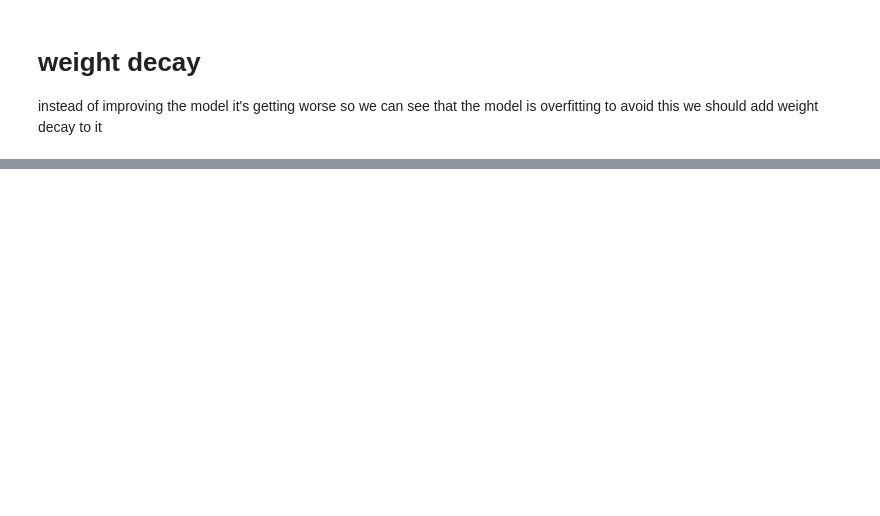
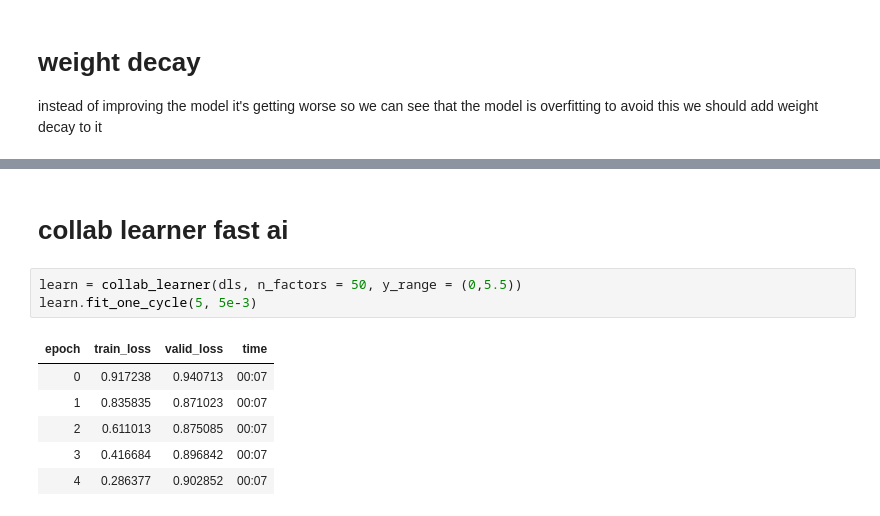
Before and after one commit to someshfengde/FastAI, a Jupyter notebook: lesson_notebooks/fastAI_Chapter8_collaborative_filtering_deep_dive_ipynb.ipynb, the cells around one changed output, grey strips where cells are left out. Drawn from its saved outputs; the diff is of its cells as text; blank space fills up the shorter version.

```diff
--- a/lesson_notebooks/fastAI_Chapter8_collaborative_filtering_deep_dive_ipynb.ipynb
+++ b/lesson_notebooks/fastAI_Chapter8_collaborative_filtering_deep_dive_ipynb.ipynb
@@ -195,0 +290,12 @@ instead of improving the model it's getting worse so we can see that the model i
+# %% [markdown]
+# collab learner fast ai
+# %%
+learn = collab_learner(dls, n_factors = 50, y_range = (0,5.5))
+learn.fit_one_cycle(5, 5e-3)
+# %% [output]
+| epoch | train_loss | valid_loss | time |
+| 0 | 0.917238 | 0.940713 | 00:07 |
+| 1 | 0.835835 | 0.871023 | 00:07 |
+| 2 | 0.611013 | 0.875085 | 00:07 |
+| 3 | 0.416684 | 0.896842 | 00:07 |
+| 4 | 0.286377 | 0.902852 | 00:07 |
```
Also changed, not shown: parts of 33 cells of this notebook.
